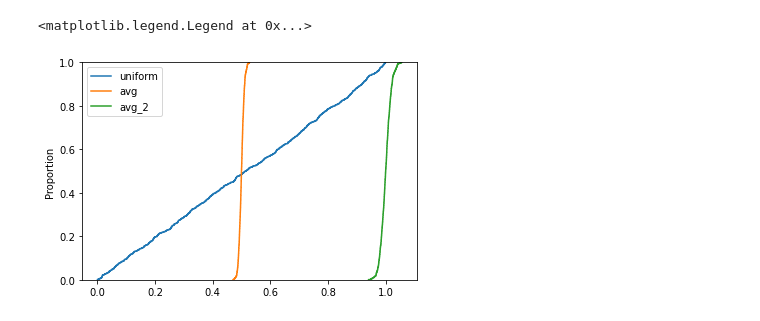
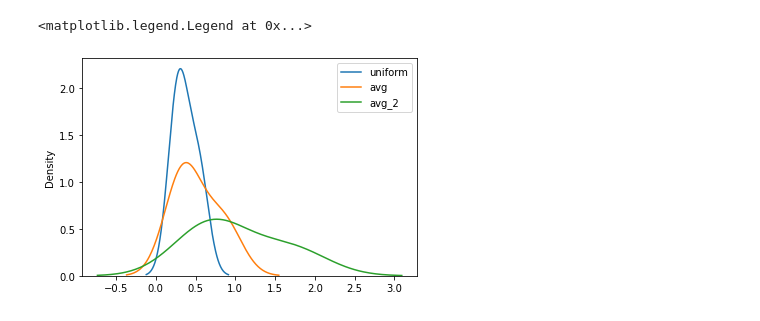
Before and after one commit to beepulbharti/p_value_experiments, a Jupyter notebook: vovk_experiments.ipynb, the cells around one changed output. Saved outputs shown, nothing was run; the diff lists cells and outputs as text; code cells hidden in the pictures.

Commit message:
added figures

```diff
--- a/vovk_experiments.ipynb
+++ b/vovk_experiments.ipynb
@@ -5,7 +5,7 @@ import matplotlib.pyplot as plt
 import seaborn as sns
 # %%
 # p-values
-k = 1000
+k = 3
 avg = []
 avg2 = []
 for i in range(k):
@@ -13,11 +13,15 @@ for i in range(k):
     avg.append(np.mean(samples))
     avg2.append(2*np.mean(samples))
 # %%
+_, ax = plt.subplots()
+
 # plot cdf of uniform RV, avg, avg_2
-sns.ecdfplot(samples)
-sns.ecdfplot(avg)
-sns.ecdfplot(avg2)
+sns.kdeplot(samples, ax=ax)
+sns.kdeplot(avg, ax=ax)
+sns.kdeplot(avg2, ax=ax)
+# ax.set_aspect("equal")
+
 plt.legend(['uniform','avg','avg_2'])
 # %% [output]
 <matplotlib.legend.Legend at 0x...>
-[figure, old version]
+[figure, new version]
```
Also changed, not shown: parts of 3 cells of this notebook.
